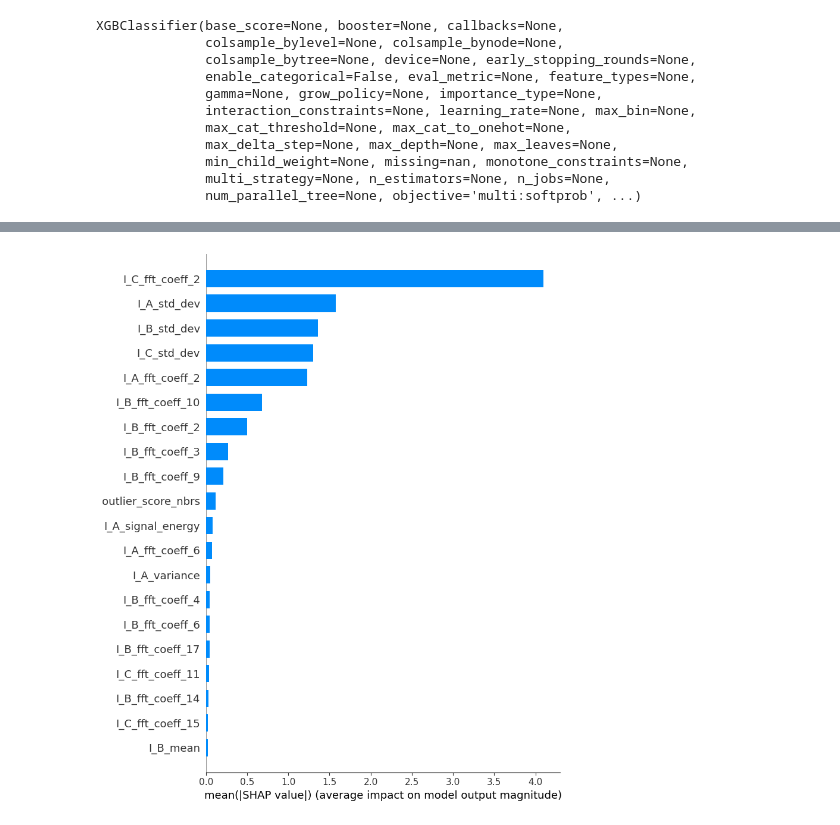
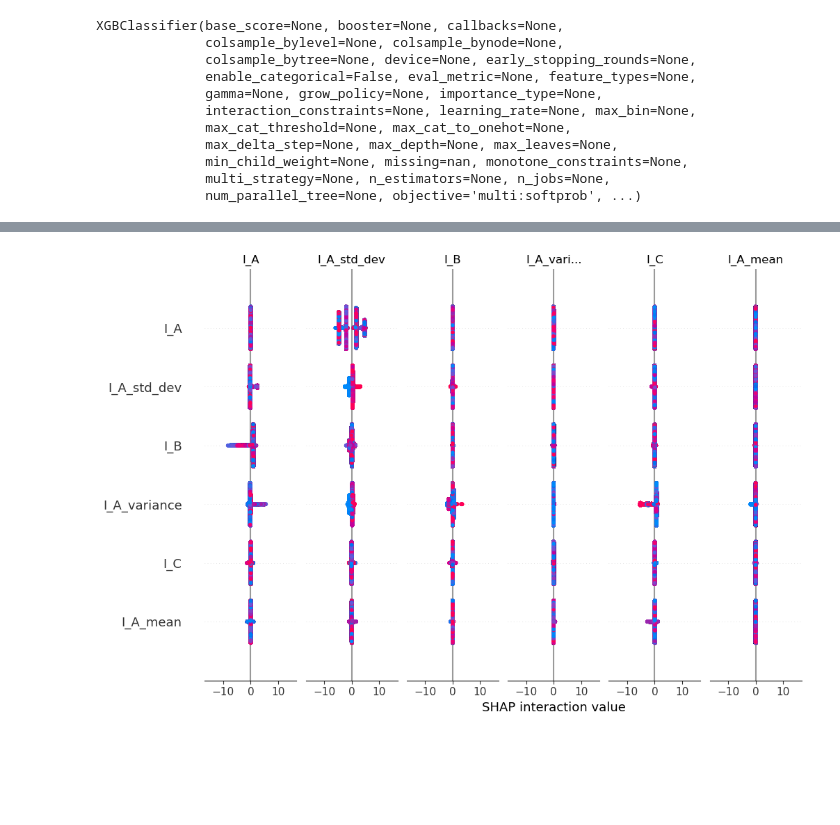
Before and after one commit to Noir-gg/Quantifying-Electrical-Severity-in-Induction-Motors-A-Machine-Learning-Approach, a Jupyter notebook: shap.ipynb, the cells around one changed output, grey strips where cells are left out. Saved outputs shown, nothing was run; the diff lists cells and outputs as text; code cells hidden in the pictures; blank space fills up the shorter version.

```diff
--- a/shap.ipynb
+++ b/shap.ipynb
@@ -19,8 +18,7 @@ y = df['label']
 # %%
 model = xgb.XGBClassifier()
 # model = ExtraTreesClassifier()
-X_train, X_test, y_train, y_test = train_test_split(X, y, test_size=0.2, random_state=42)
-model.fit(X_train, y_train)
+model.fit(X, y)
 # %% [output]
 XGBClassifier(base_score=None, booster=None, callbacks=None,
               colsample_bylevel=None, colsample_bynode=None,
@@ -59,4 +45,4 @@ plt.show()
 # %%
-shap.summary_plot(shap_values[:,:,0], X, plot_type="bar")
+shap.summary_plot(shap_values, X, feature_names=X.columns)
 # %% [output]
-[figure, old version]
+[figure, new version]
```
Also changed, not shown: parts of 10 cells of this notebook, 1 other file.
